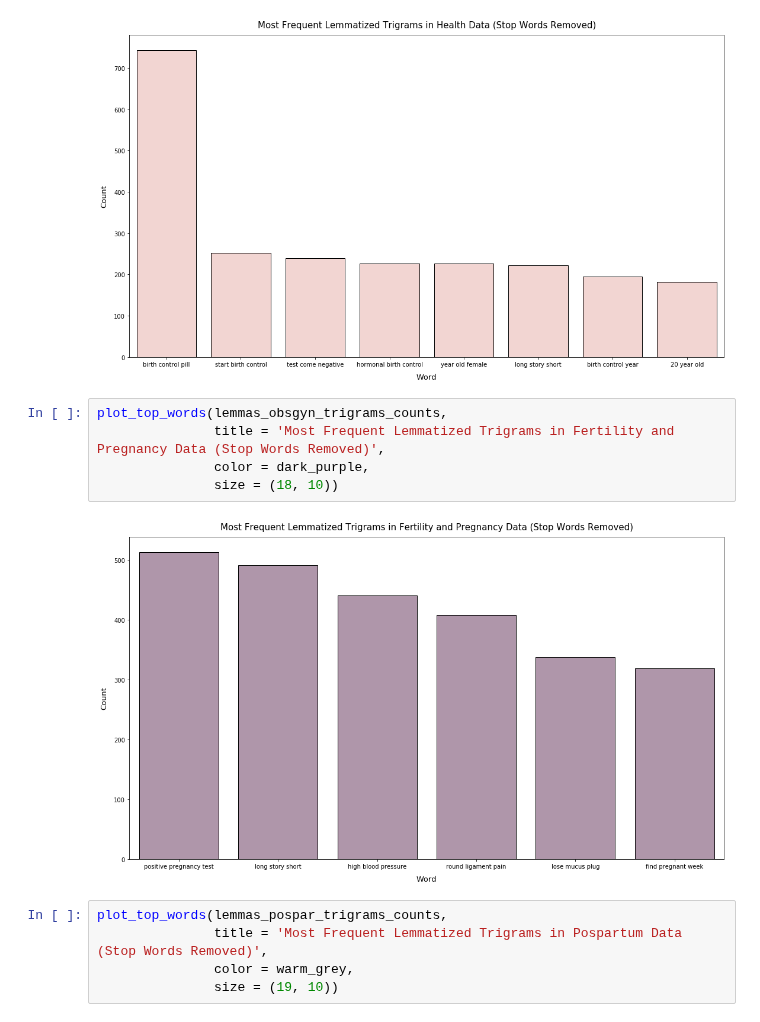
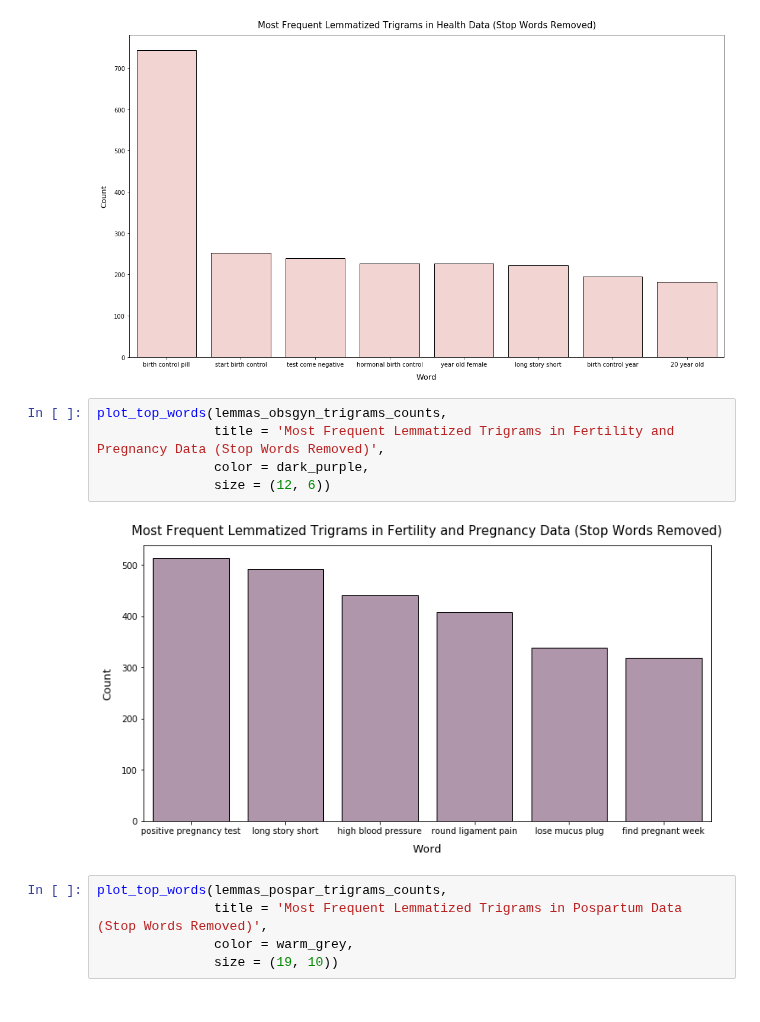
Before and after one commit to jlu90/Identifying-Womens-Health-Concerns, a Jupyter notebook: code/04_EDA.ipynb, the cells around one changed output. Cells and saved outputs as stored; diff of their text form.

Commit message:
formatted graph

```diff
--- a/code/04_EDA.ipynb
+++ b/code/04_EDA.ipynb
@@ -411,10 +411,10 @@ plot_top_words(lemmas_health_trigrams_counts,
 # %%
 plot_top_words(lemmas_obsgyn_trigrams_counts,
                title = 'Most Frequent Lemmatized Trigrams in Fertility and Pregnancy Data (Stop Words Removed)',
                color = dark_purple,
-               size = (18, 10))
+               size = (12, 6))
 # %% [output]
-[figure, old version]
+[figure, new version]
 # %%
 plot_top_words(lemmas_pospar_trigrams_counts,
                title = 'Most Frequent Lemmatized Trigrams in Pospartum Data (Stop Words Removed)',
```
